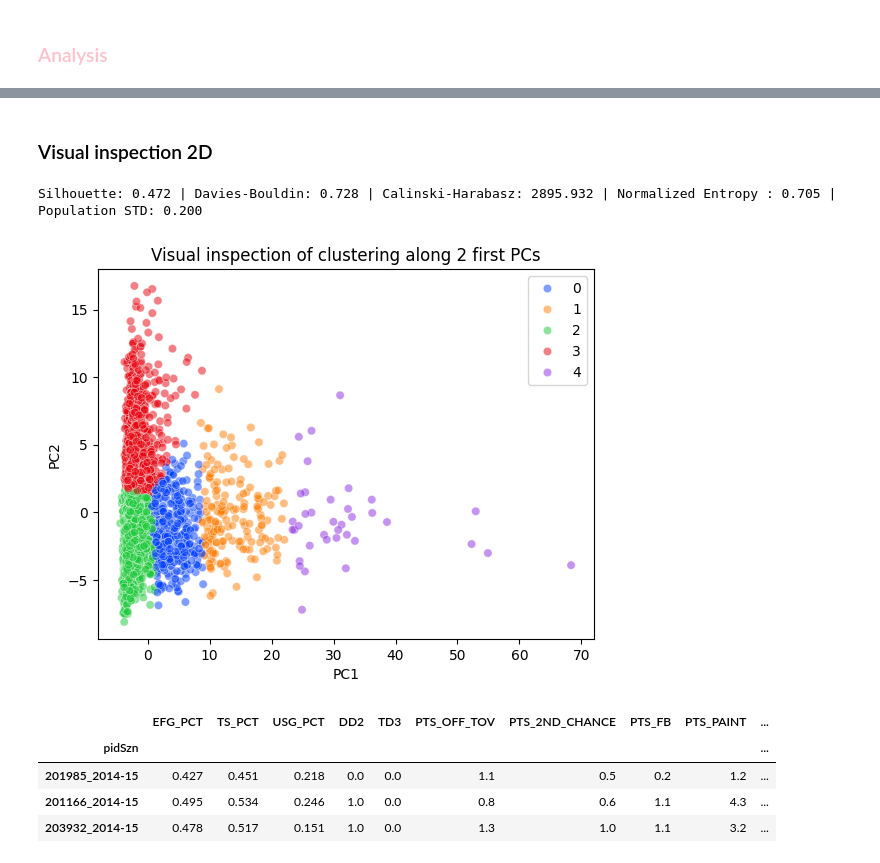
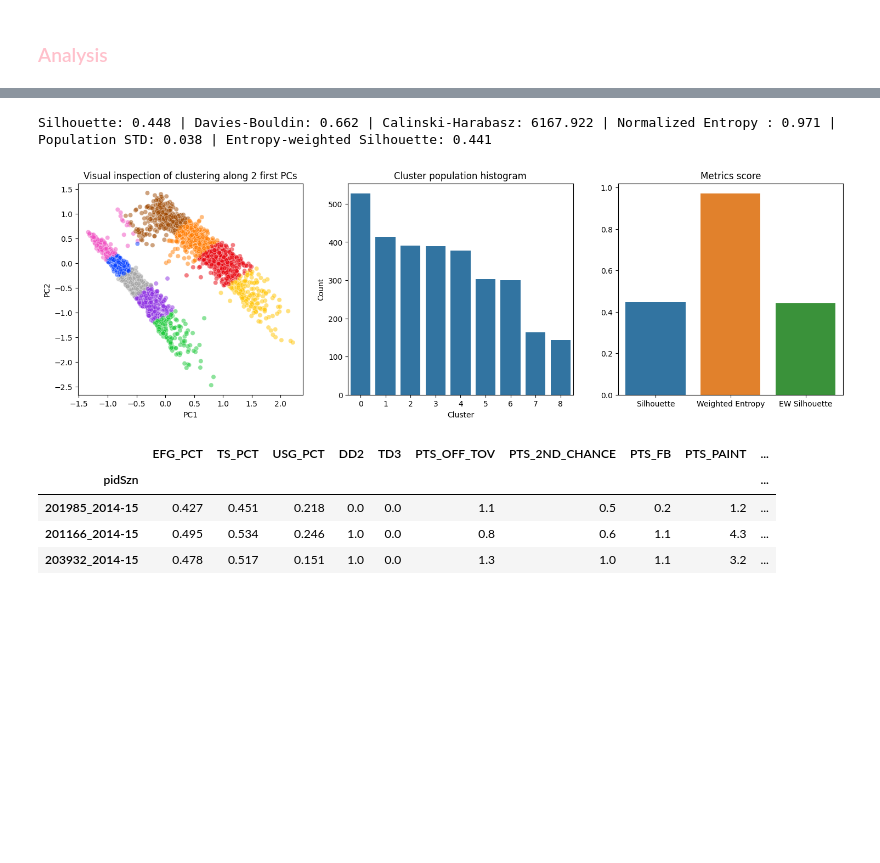
Before and after one commit to arnaud-odet/Roster_Building, a Jupyter notebook: notebooks/clustering.ipynb, the cells around one changed output, grey strips where cells are left out. Cells and saved outputs as stored; diff of their text form; code cells hidden in the pictures; blank space fills up the shorter version.

```diff
--- a/notebooks/clustering.ipynb
+++ b/notebooks/clustering.ipynb
@@ -395,20 +404,9 @@ sns.barplot(data = _ddf, x = 'rk', y = 'counts', hue = 'method');
-# %% [markdown]
-### Visual inspection 2D
-# %%
-evr = 0.5
-n_clust = 5
-method = 'kmeans'
-scaling = 'minmax'
-feature_selection = 'incl'
-
-X_proj, labels = clusterer.customized_clustering(evr = evr, n_clust = n_clust, method = method, scaling= 'robust', feature_selection= feature_selection)
-sns.scatterplot(x = X_proj[:,0], y = X_proj[:,1], hue = labels, alpha = 0.5, palette='bright');
-plt.xlabel("PC1");
-plt.ylabel("PC2");
-plt.title("Visual inspection of clustering along 2 first PCs");
-# %% [output]
-Silhouette: 0.472 | Davies-Bouldin: 0.728 | Calinski-Harabasz: 2895.932 | Normalized Entropy : 0.705 | Population STD: 0.200
-[figure, removed]
+# %%
+item = top_clusterings['calinski_harabasz']['params'][top_clusterings['calinski_harabasz']['best_index']]
+X_proj, labels = clusterer.plot_clustering(**item, return_data=True)
+# %% [output]
+Silhouette: 0.448 | Davies-Bouldin: 0.662 | Calinski-Harabasz: 6167.922 | Normalized Entropy : 0.971 | Population STD: 0.038 | Entropy-weighted Silhouette: 0.441
+[figure, added]
 # %%
 cluster_df = clusterer.colinearity_handler.df.copy()
 cluster_df['id'] = [int(x.split('_')[0]) for x in cluster_df.index]
```
Also changed, not shown: parts of 6 cells of this notebook, 1 other file.
